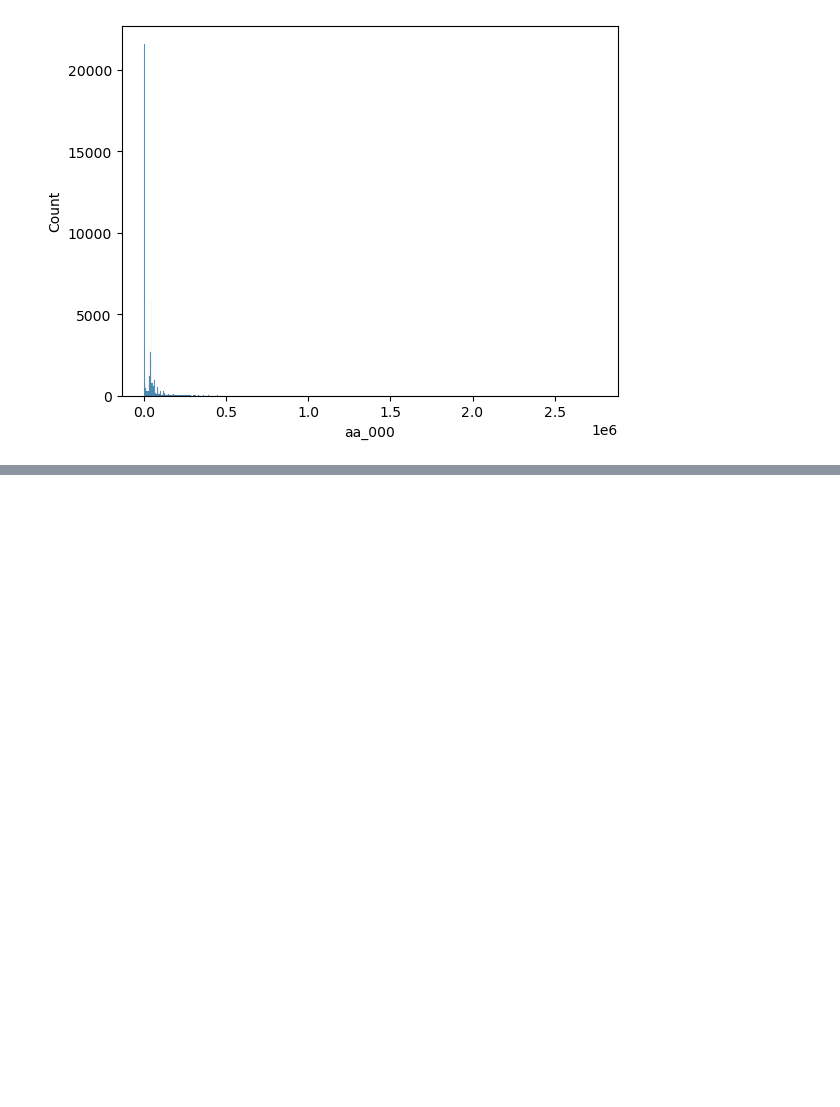
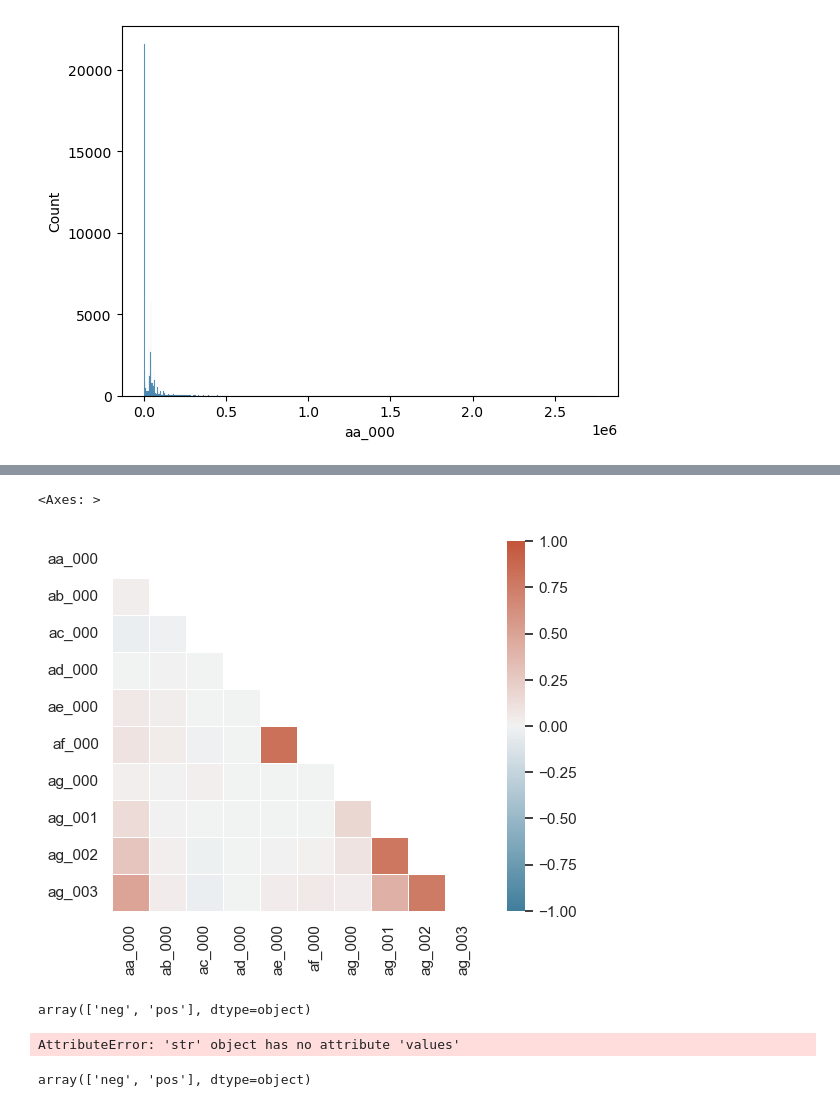
Before and after one commit to SertacBattal/DataPrep, a Jupyter notebook: SertacBattal_DPrepHDip_CA1.ipynb, the cells around one changed output, grey strips where cells are left out. Saved outputs shown, nothing was run; the diff lists cells and outputs as text; code cells hidden in the pictures; blank space fills up the shorter version.

```diff
--- a/SertacBattal_DPrepHDip_CA1.ipynb
+++ b/SertacBattal_DPrepHDip_CA1.ipynb
@@ -110,0 +186,41 @@ sns.histplot(data = new_dataset, x = "aa_000")
+# %%
+sns.set_theme(style="white")
+
+# Generate a large random dataset
+d = pd.DataFrame(data=new_dataset,columns=("aa_000","ab_000","ac_000","ad_000","ae_000","af_000","ag_000","ag_001","ag_002","ag_003"))
+
+# Compute the correlation matrix
+#corr = d.corrwith(new_dataset["class"])
+corr = d.corr()
+
+# Generate a mask for the upper triangle
+mask = np.triu(np.ones_like(corr, dtype=bool))
+
+## Set up the matplotlib figure
+# f, ax = plt.subplots(figsize=(11, 9))
+
+# Generate a custom diverging colormap
+cmap = sns.diverging_palette(230, 20, as_cmap=True)
+
+# Draw the heatmap with the mask and correct aspect ratio
+sns.heatmap(corr, mask=mask, cmap=cmap, vmax=1, vmin=-1, center=0, square=True, linewidths=.5, cbar_kws={"shrink": 1})
+# %% [output]
+<Axes: >
+[figure, added]
+# %%
+new_dataset["class"].unique()
+# %% [output]
+array(['neg', 'pos'], dtype=object)
+# %%
+class_rows = new_dataset["class"].values.tolist()
+for row in class_rows:
+    if row == 'neg':
+        ???????????????????
+    else:
+        ??????????
+# %% [output]
+AttributeError: 'str' object has no attribute 'values'
+# %%
+new_dataset["class"].unique()
+# %% [output]
+array(['neg', 'pos'], dtype=object)
```
Also changed, not shown: parts of 10 cells of this notebook.
